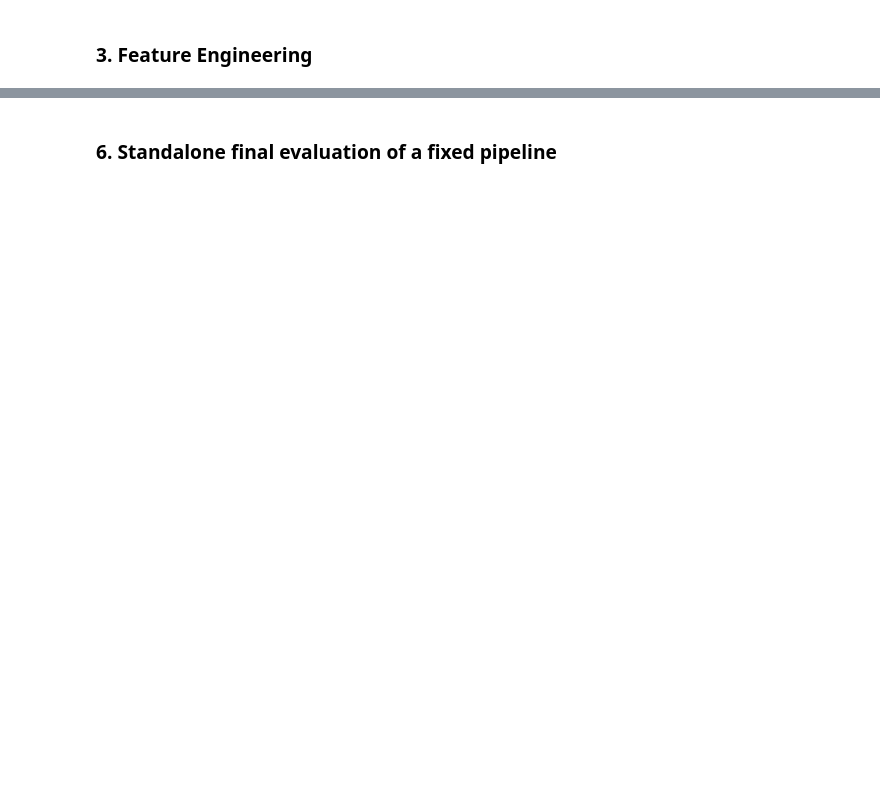
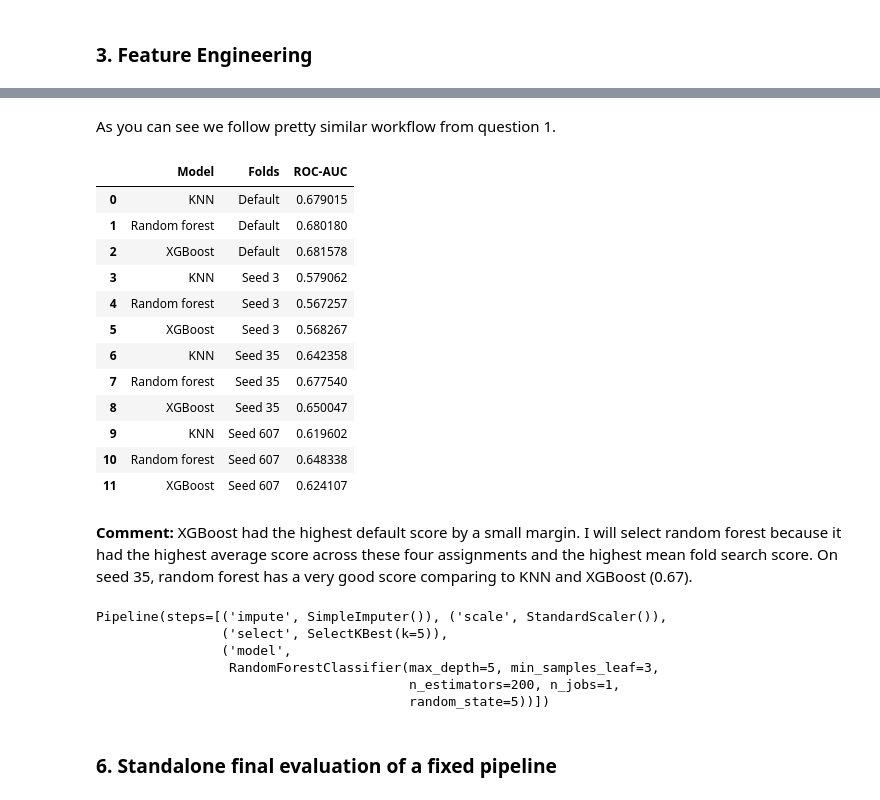
Before and after one commit to khanhdo05/Intro-to-ML, a Jupyter notebook: homework3.ipynb, the cells around one changed output, grey strips where cells are left out. Cells and saved outputs as stored; diff of their text form; code cells hidden in the pictures; blank space fills up the shorter version.

```diff
--- a/homework3.ipynb
+++ b/homework3.ipynb
@@ -823,2 +854,62 @@ display(drug_comparison.pivot(index="Folds", columns="Model", values="ROC-AUC"))
+# %% [markdown]
+As you can see we follow pretty similar workflow from question 1.
+# %%
+from sklearn.metrics import roc_auc_score
+
+# Take the best pipeline found for each model.
+drug_candidates = {
+    'KNN': drug_searches['KNN'].best_estimator_,
+    'Random forest': drug_searches['Random forest'].best_estimator_,
+    'XGBoost': drug_searches['XGBoost'].best_estimator_
+}
+
+# Default folds plus three shuffled assignments (some more fav seed numbers)
+fold_settings = {
+    "Default": 5,
+    "Seed 3": KFold(n_splits=5, shuffle=True, random_state=3),
+    "Seed 35": KFold(n_splits=5, shuffle=True, random_state=35),
+    "Seed 607": KFold(n_splits=5, shuffle=True, random_state=607)
+}
+
+results = []
+
+for fold_name, cv in fold_settings.items():
+    for model_name, model in drug_candidates.items():
+        probability = cross_val_predict(
+            model, drug_X, drug_y, cv=cv,
+            method='predict_proba', n_jobs=-1
+        )[:, 1]
+        results.append({
+            'Model': model_name,
+            'Folds': fold_name,
+            'ROC-AUC': roc_auc_score(drug_y, probability)
+        })
+
+display(pd.DataFrame(results))
+# %% [output]
+|  | Model | Folds | ROC-AUC |
+| 0 | KNN | Default | 0.679015 |
+| 1 | Random forest | Default | 0.680180 |
+| 2 | XGBoost | Default | 0.681578 |
+| 3 | KNN | Seed 3 | 0.579062 |
+| 4 | Random forest | Seed 3 | 0.567257 |
+| 5 | XGBoost | Seed 3 | 0.568267 |
+| 6 | KNN | Seed 35 | 0.642358 |
+| 7 | Random forest | Seed 35 | 0.677540 |
+| 8 | XGBoost | Seed 35 | 0.650047 |
+| 9 | KNN | Seed 607 | 0.619602 |
+| 10 | Random forest | Seed 607 | 0.648338 |
+| 11 | XGBoost | Seed 607 | 0.624107 |
+# %% [markdown]
+**Comment:** XGBoost had the highest default score by a small margin. I will select random forest because it had the highest average score across these four assignments and the highest mean fold search score. On seed 35, random forest has a very good score comparing to KNN and XGBoost (0.67).
+# %%
+print(drug_candidates['Random forest'])
+# %% [output]
+Pipeline(steps=[('impute', SimpleImputer()), ('scale', StandardScaler()),
+                ('select', SelectKBest(k=5)),
+                ('model',
+                 RandomForestClassifier(max_depth=5, min_samples_leaf=3,
+                                        n_estimators=200, n_jobs=1,
+                                        random_state=5))])
 # %% [markdown]
 ### 6. Standalone final evaluation of a fixed pipeline
```
Also changed, not shown: parts of 36 cells of this notebook.
